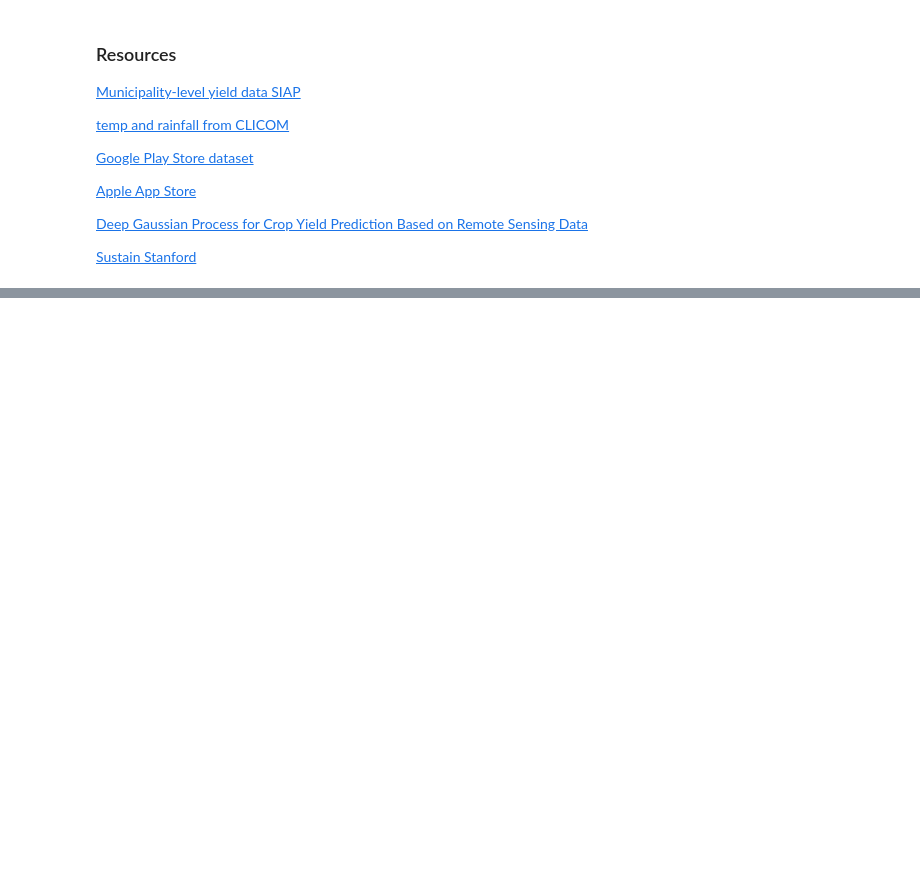
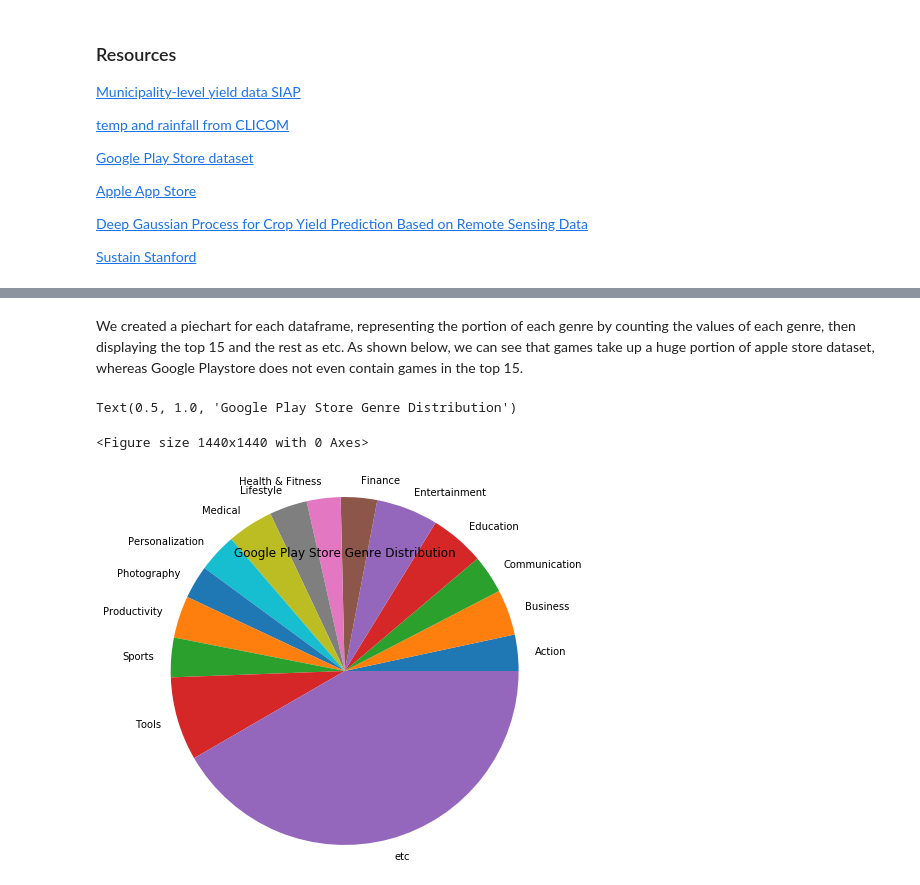
Before and after one commit to RJN-2B/DSLimNguyen, a Jupyter notebook: nb/Milestone1.ipynb, the cells around one changed output, grey strips where cells are left out. Saved outputs shown, nothing was run; the diff lists cells and outputs as text; code cells hidden in the pictures; blank space fills up the shorter version.

```diff
--- a/nb/Milestone1.ipynb
+++ b/nb/Milestone1.ipynb
@@ -26,3 +26,14 @@ First, we want to competently predict corn yields in Mexico at disaggregated lev
 [Deep Gaussian Process for Crop Yield Prediction Based on Remote Sensing Data](https://cs.stanford.edu/~ermon/papers/cropyield_AAAI17.pdf)
 
 [Sustain Stanford](http://sustain.stanford.edu/crop-yield-analysis)
+# %%
+#import all necessary libraries and read csv files
+%matplotlib inline
+import pandas as pd
+import numpy as np
+import seaborn as sns
+import matplotlib.pyplot as plt
+ggplay_df = pd.read_csv("./googleplaystore.csv")
+ggplay_user_df = pd.read_csv('./googleplaystore_user_reviews.csv')
+apple_df = pd.read_csv('./AppleStore.csv')
+apple_desc_df=pd.read_csv('./appleStore_description.csv')
@@ -28,0 +44,9 @@ First, we want to competently predict corn yields in Mexico at disaggregated lev
+# %%
+ggplay_df = ggplay_df.drop(['Reviews','Current Ver', 'Android Ver', 'Last Updated','Size', 'Category'], axis = 1)
+ggplay_df = ggplay_df.rename(columns = {'Genres' : 'Genre'})
+ggplay_df['Price'] = ggplay_df.Price.map(lambda x: ''.join([i for i in x if i.isdigit() or i=='.']))
+ggplay_df.Price = ggplay_df.Price.replace('', np.nan)
+ggplay_df.Price = ggplay_df.Price.astype(np.float64)
+rating_bins = [0.0, 0.5, 1.0, 1.5, 2.0, 2.5,3.0, 3.5, 4.0, 4.5, 5.0]
+ggplay_df['bin_rating'] = pd.cut(ggplay_df['Rating'], rating_bins)
+display(ggplay_df)
@@ -28,0 +67,6 @@ First, we want to competently predict corn yields in Mexico at disaggregated lev
+# %%
+ggplay_df.Installs = ggplay_df.Installs.replace('Free', '0')
+ggplay_df.Installs = ggplay_df.Installs.map(lambda x: ''.join([i for i in x if i.isdigit()]))
+ggplay_df = ggplay_df.rename(columns = {'Installs' : 'Installs_plus'})
+ggplay_df.Installs_plus.unique()
+ggplay_df.Installs_plus = ggplay_df.Installs_plus.astype('int64')
@@ -28,0 +88,18 @@ First, we want to competently predict corn yields in Mexico at disaggregated lev
+# %% [markdown]
+We created a piechart for each dataframe, representing the portion of each genre by counting the values of each genre, then displaying the top 15 and the rest as etc. As shown below, we can see that games take up a huge portion of apple store dataset, whereas Google Playstore does not even contain games in the top 15.
+# %%
+plt.figure(figsize = (20,20))
+biggroups = ggplay_df.Genre.value_counts().index[:14]
+def categorize(x):
+    if x in biggroups: return x
+    else: return "etc"
+ggplay_df['Category'] = ggplay_df.Genre.apply(lambda x: categorize(x))
+genres = ggplay_df.Category.value_counts().sort_index().index
+size = ggplay_df.Category.value_counts().sort_index().tolist()
+fig, ax = plt.subplots()
+piechart = ax.pie(size, radius = 2, labels=genres)
+plt.title('Google Play Store Genre Distribution')
+# %% [output]
+Text(0.5, 1.0, 'Google Play Store Genre Distribution')
+<Figure size 1440x1440 with 0 Axes>
+[figure, added]
```
Also changed, not shown: parts of 8 cells of this notebook, 5 other files.
